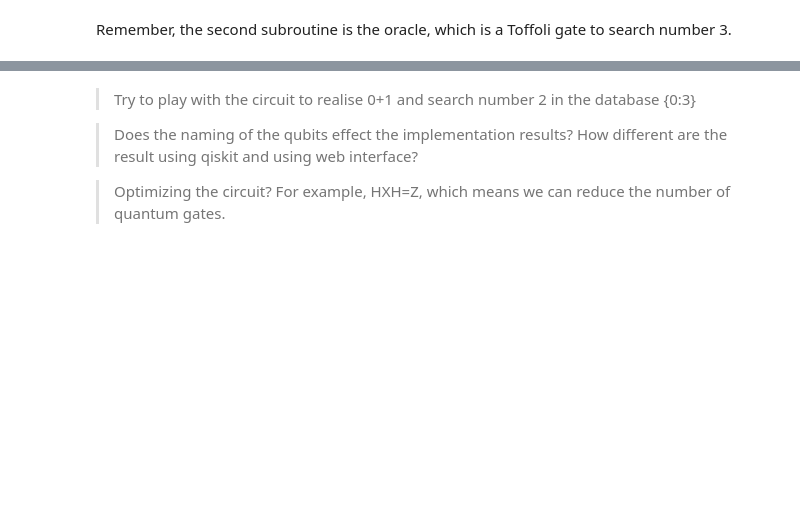
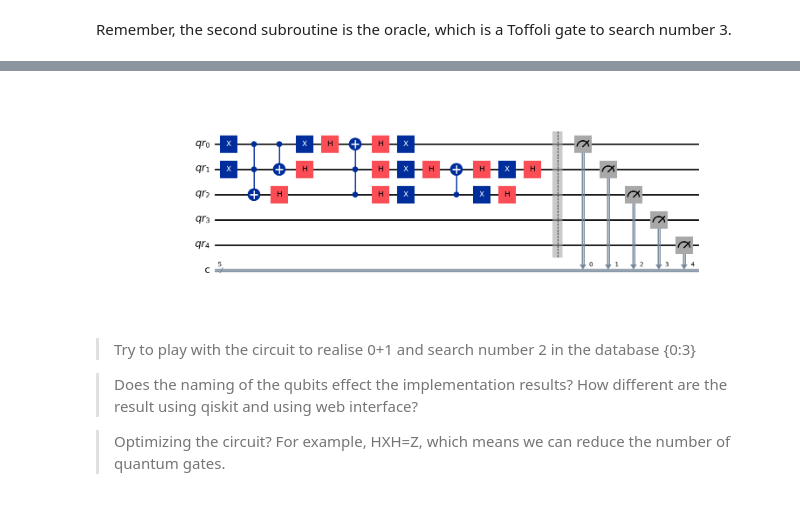
Before and after one commit to mendozacortesgroup/machine_learning_class, a Jupyter notebook: Lectures_Jupyter/L21QuantumComputing/L21QuantumAlgorithmsqiskit.ipynb, the cells around one changed output, grey strips where cells are left out. Cells and saved outputs as stored; diff of their text form; code cells hidden in the pictures; blank space fills up the shorter version.

```diff
--- a/Lectures_Jupyter/L21QuantumComputing/L21QuantumAlgorithmsqiskit.ipynb
+++ b/Lectures_Jupyter/L21QuantumComputing/L21QuantumAlgorithmsqiskit.ipynb
@@ -250,3 +162,9 @@ WARNING: Unable to compile latex. Is `pdflatex` installed? Skipping latex circui
+# %%
+#in my run i got
+
+Image('sample2.png')
+# %% [output]
+[figure, added]
 # %% [markdown]
 > Try to play with the circuit to realise 0+1 and search number 2 in the database {0:3}
 
```
Also changed, not shown: parts of 38 cells of this notebook, 2 other files.
